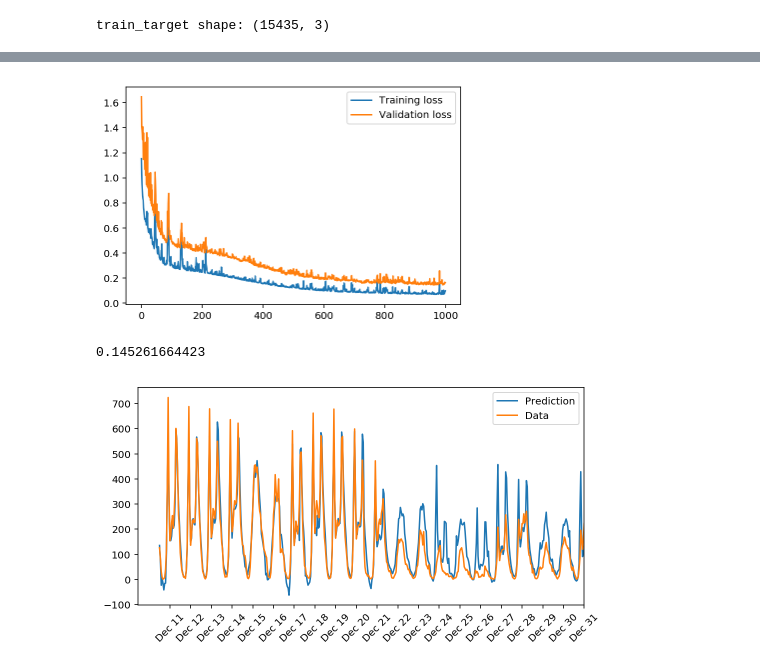
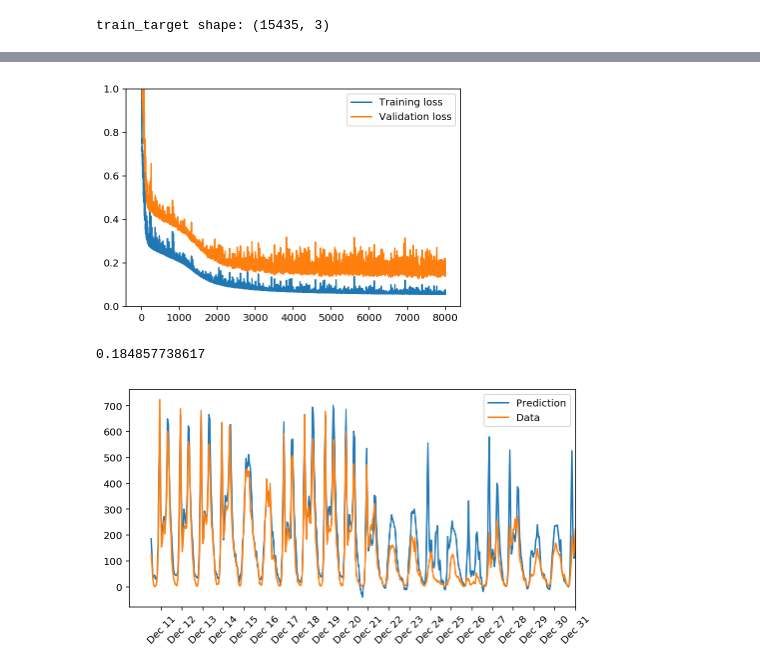
Before and after one commit to pengjianhong/udacity-dl, a Jupyter notebook: first_prj/dager_prj.ipynb, the cells around one changed output, grey strips where cells are left out. Cells and saved outputs as stored; diff of their text form; code cells hidden in the pictures.

Commit message:
modify output unit and lr and epoch

```diff
--- a/first_prj/dager_prj.ipynb
+++ b/first_prj/dager_prj.ipynb
@@ -208,10 +208,10 @@ def MSE(y, Y):
 import sys
 
 ### Set the hyperparameters here ###
-iterations = 1000
-learning_rate = 0.6
-hidden_nodes = 12
-output_nodes = 6
+iterations = 8000
+learning_rate = 0.7
+hidden_nodes = 13
+output_nodes = 1
 N_i = train_features.shape[1]
 print(N_i)
 network = NeuralNetwork(N_i, hidden_nodes, output_nodes, learning_rate)
@@ -235,10 +235,11 @@ Progress: 99.9% ... Training loss: 0.098 ... Validation loss: 0.163
 # %%
+plt.ylim([0,1])
 plt.plot(losses['train'], label='Training loss')
 plt.plot(losses['validation'], label='Validation loss')
 plt.legend()
 _ = plt.ylim()
 # %% [output]
-[figure, old version]
+[figure, new version]
 # %%
 fig, ax = plt.subplots(figsize=(8,4))
 
@@ -256,5 +257,5 @@ ax.set_xticks(np.arange(len(dates))[12::24])
 _ = ax.set_xticklabels(dates[12::24], rotation=45)
 print(MSE((network.run(test_features).T)[0],test_targets['cnt']))
 # %% [output]
-0.145261664423
+0.184857738617
-[figure, old version]
+[figure, new version]
```
Also changed, not shown: parts of 2 cells of this notebook, 2 other files.
